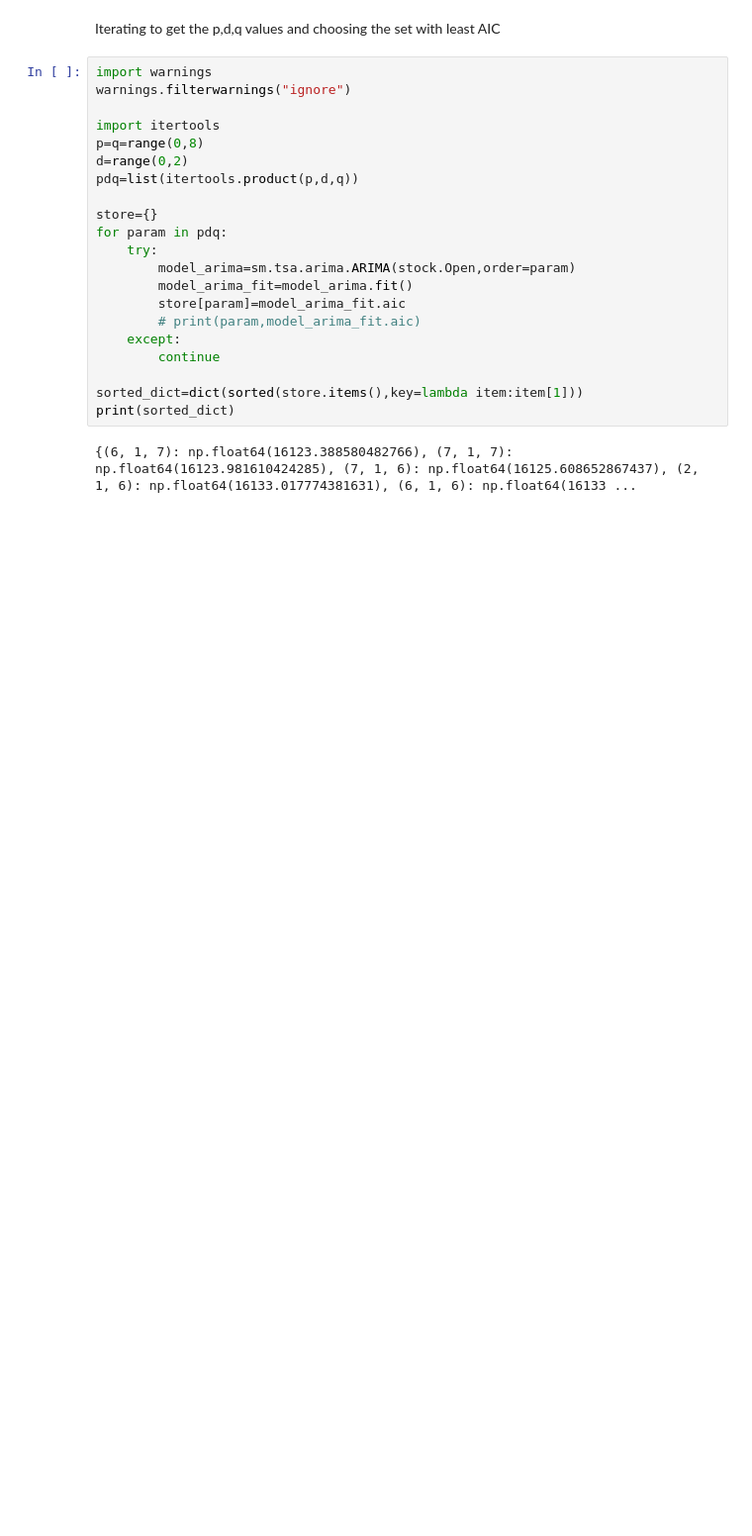
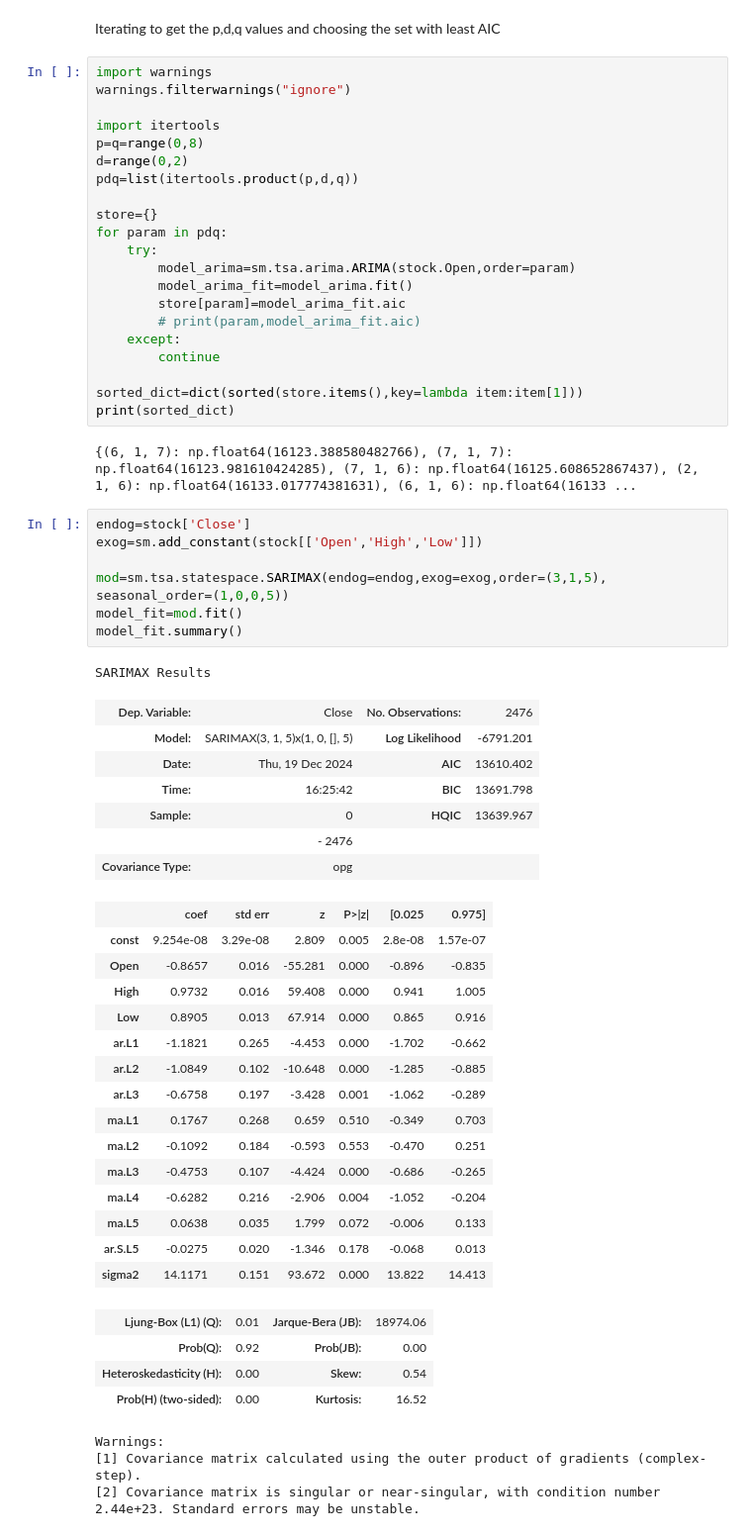
Before and after one commit to Partha-Suresh/XAI-Project, a Jupyter notebook: notebooks/Stock Regression/Stock statistic modelling.ipynb, the cells around one changed output. Shown at 99% size. Drawn from its saved outputs; the diff is of its cells as text; blank space fills up the shorter version.

```diff
--- a/notebooks/Stock Regression/Stock statistic modelling.ipynb
+++ b/notebooks/Stock Regression/Stock statistic modelling.ipynb
@@ -202,3 +208,41 @@ sorted_dict=dict(sorted(store.items(),key=lambda item:item[1]))
 print(sorted_dict)
 # %% [output]
 {(6, 1, 7): np.float64(16123.388580482766), (7, 1, 7): np.float64(16123.981610424285), (7, 1, 6): np.float64(16125.608652867437), (2, 1, 6): np.float64(16133.017774381631), (6, 1, 6): np.float64(16133 ...
+# %%
+endog=stock['Close']
+exog=sm.add_constant(stock[['Open','High','Low']])
+
+mod=sm.tsa.statespace.SARIMAX(endog=endog,exog=exog,order=(3,1,5), seasonal_order=(1,0,0,5))
+model_fit=mod.fit()
+model_fit.summary()
+# %% [output]
+SARIMAX Results
+| Dep. Variable: | Close | No. Observations: | 2476 |
+| Model: | SARIMAX(3, 1, 5)x(1, 0, [], 5) | Log Likelihood | -6791.201 |
+| Date: | Thu, 19 Dec 2024 | AIC | 13610.402 |
+| Time: | 16:25:42 | BIC | 13691.798 |
+| Sample: | 0 | HQIC | 13639.967 |
+|  | - 2476 |  |  |
+| Covariance Type: | opg |  |  |
+|  | coef | std err | z | P>|z| | [0.025 | 0.975] |
+| const | 9.254e-08 | 3.29e-08 | 2.809 | 0.005 | 2.8e-08 | 1.57e-07 |
+| Open | -0.8657 | 0.016 | -55.281 | 0.000 | -0.896 | -0.835 |
+| High | 0.9732 | 0.016 | 59.408 | 0.000 | 0.941 | 1.005 |
+| Low | 0.8905 | 0.013 | 67.914 | 0.000 | 0.865 | 0.916 |
+| ar.L1 | -1.1821 | 0.265 | -4.453 | 0.000 | -1.702 | -0.662 |
+| ar.L2 | -1.0849 | 0.102 | -10.648 | 0.000 | -1.285 | -0.885 |
+| ar.L3 | -0.6758 | 0.197 | -3.428 | 0.001 | -1.062 | -0.289 |
+| ma.L1 | 0.1767 | 0.268 | 0.659 | 0.510 | -0.349 | 0.703 |
+| ma.L2 | -0.1092 | 0.184 | -0.593 | 0.553 | -0.470 | 0.251 |
+| ma.L3 | -0.4753 | 0.107 | -4.424 | 0.000 | -0.686 | -0.265 |
+| ma.L4 | -0.6282 | 0.216 | -2.906 | 0.004 | -1.052 | -0.204 |
+| ma.L5 | 0.0638 | 0.035 | 1.799 | 0.072 | -0.006 | 0.133 |
+| ar.S.L5 | -0.0275 | 0.020 | -1.346 | 0.178 | -0.068 | 0.013 |
+| sigma2 | 14.1171 | 0.151 | 93.672 | 0.000 | 13.822 | 14.413 |
+| Ljung-Box (L1) (Q): | 0.01 | Jarque-Bera (JB): | 18974.06 |
+| Prob(Q): | 0.92 | Prob(JB): | 0.00 |
+| Heteroskedasticity (H): | 0.00 | Skew: | 0.54 |
+| Prob(H) (two-sided): | 0.00 | Kurtosis: | 16.52 |
+Warnings:
+[1] Covariance matrix calculated using the outer product of gradients (complex-step).
+[2] Covariance matrix is singular or near-singular, with condition number 2.44e+23. Standard errors may be unstable.
```
Also changed, not shown: parts of 11 cells of this notebook, 3 other files.
